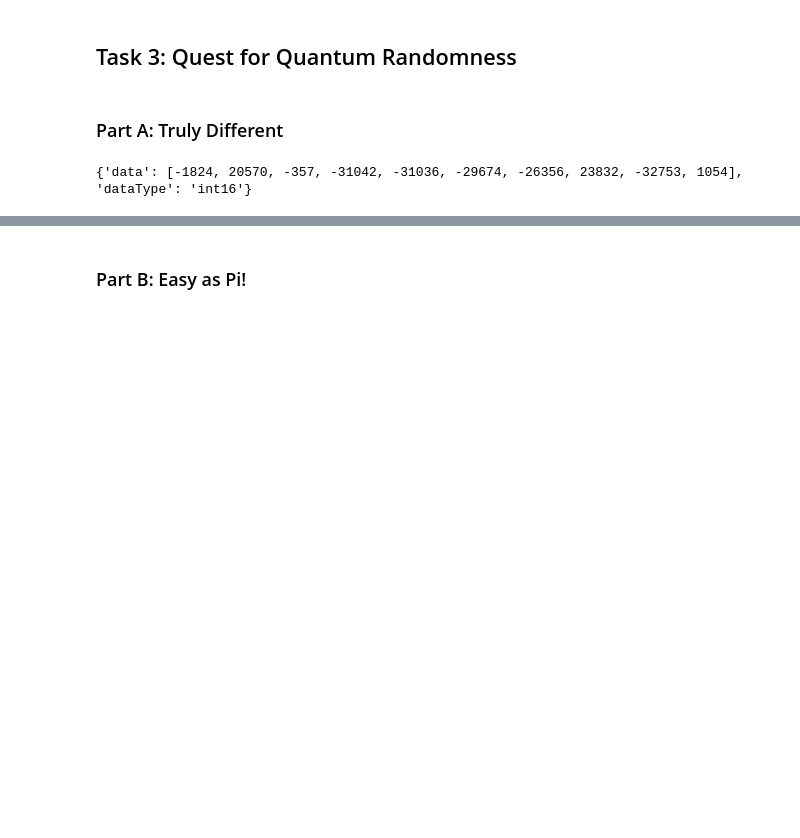
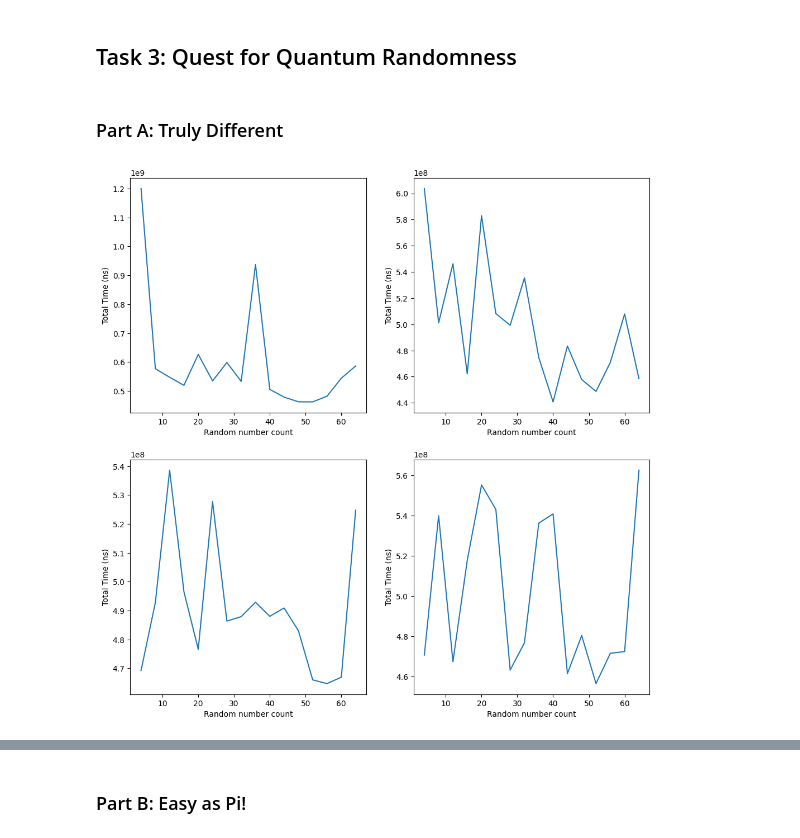
Before and after one commit to prajjwalm/CMU-x-IDQuantique-Challenge, a Jupyter notebook: Task_3.ipynb, the cells around one changed output, grey strips where cells are left out. Cells and saved outputs as stored; diff of their text form; code cells hidden in the pictures; blank space fills up the shorter version.

```diff
--- a/Task_3.ipynb
+++ b/Task_3.ipynb
@@ -23,51 +19,55 @@ https://curlconverter.com/python/
 # %%
-"""
-To get started, we provide a simple example of how to use the API to generate 10 int16 random numbers.
-In particular, observe where we pass in the min and max parameters to specify the range of random numbers we want
-and the quantity parameter to specify how many random numbers we want.
-Here is the API KEY you will need to use: aTo4BKRvnc49uRWDk034zaua87vGRXKk9TMLdfkI
-"""
-import requests
-
-def api_call_qrng(data_type='short', quantity=10, min_val=None, max_val=None):
+def api_call_qrng(quantity):
     """
     Fetches random numbers from the QRNG API.
 
     Args:
-        api_key (str): Your QRNG API key.
-        data_type (str): One of 'short', 'int', or 'double'.
         quantity (int): Number of random values to fetch.
-        min_val (int or float, optional): Optional minimum value.
-        max_val (int or float, optional): Optional maximum value.
 
     Returns:
-        dict: A dictionary with keys 'data', 'dataType', or 'error'.
+        dict: A dictionary with keys ('data', 'dataType').
     """
-    base_url = "https://qrng.idqloud.com/api/1.0/"
-    endpoint = f"{base_url}{data_type}"
-    headers = {"X-API-KEY": 'aTo4BKRvnc49uRWDk034zaua87vGRXKk9TMLdfkI'}
-    params = {"quantity": quantity}
+    if quantity < 0 or quantity > 64:
+        raise ValueError('Quantity must be between 0 and 64')
 
-    # Only include min/max if specified
-    if min_val is not None:
-        params["min"] = min_val
-    if max_val is not None:
-        params["max"] = max_val
+    response = get("https://qrng.idqloud.com/api/1.0/short",
+                   headers={"X-API-KEY": 'aTo4BKRvnc49uRWDk034zaua87vGRXKk9TMLdfkI'},
+                   params={"quantity": quantity})
+    response.raise_for_status()
+    result = response.json()
+    return {
+        "data": result.get("data"),
+        "dataType": result.get("dataType")
+    }
 
-    try:
-        response = requests.get(endpoint, headers=headers, params=params)
-        response.raise_for_status()
-        result = response.json()
 
-        return {
-            "data": result.get("data"),
-            "dataType": result.get("dataType")
-        }
-    except requests.exceptions.RequestException as e:
-        return {"error": str(e)}
+def plot_api_call_lags():
+    """
+    Four times, this method will fetch 4 to 64 random numbers from the QRNG API.
+    We plot the times taken for each of those four cases in four seperate graphs.
+    """
+    # It appears the that times are not linear in the number of random numbers
+    # requested, as such we have no way of eliminating the API lag while measuring
+    # the bit rate. Computations done later will reflect this.
 
-result1 = api_call_qrng()
-print(result1)
+    plt.figure(figsize=(12, 12))
+
+    for i in range(1, 5):
+        plt.subplot(2, 2, i)
+        times = []
+        for i in range(16):
+            t_start = perf_counter_ns()
+            api_call_qrng(4 * (i + 1))
+            t_elapsed = perf_counter_ns() - t_start
+            times.append(t_elapsed)
+
+        plt.xlabel("Random number count")
+        plt.ylabel("Total Time (ns)")
+        plt.plot(list(range(4, 65, 4)), times)
+    plt.show()
+
+
+plot_api_call_lags()
 # %% [output]
-{'data': [-1824, 20570, -357, -31042, -31036, -29674, -26356, 23832, -32753, 1054], 'dataType': 'int16'}
+[figure, added]
 # %%
```
Also changed, not shown: parts of 5 cells of this notebook.
